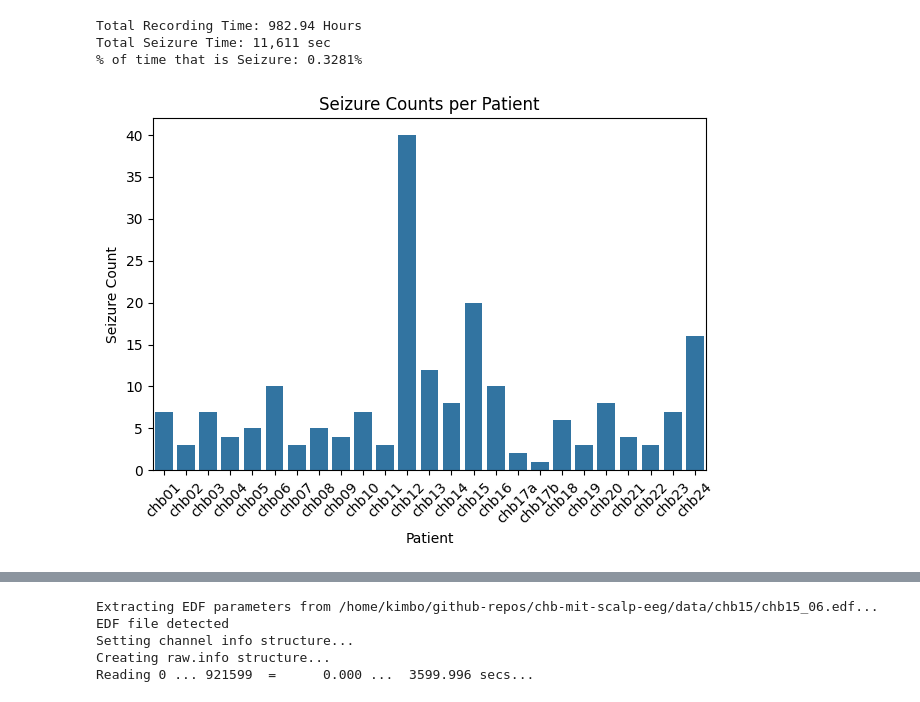
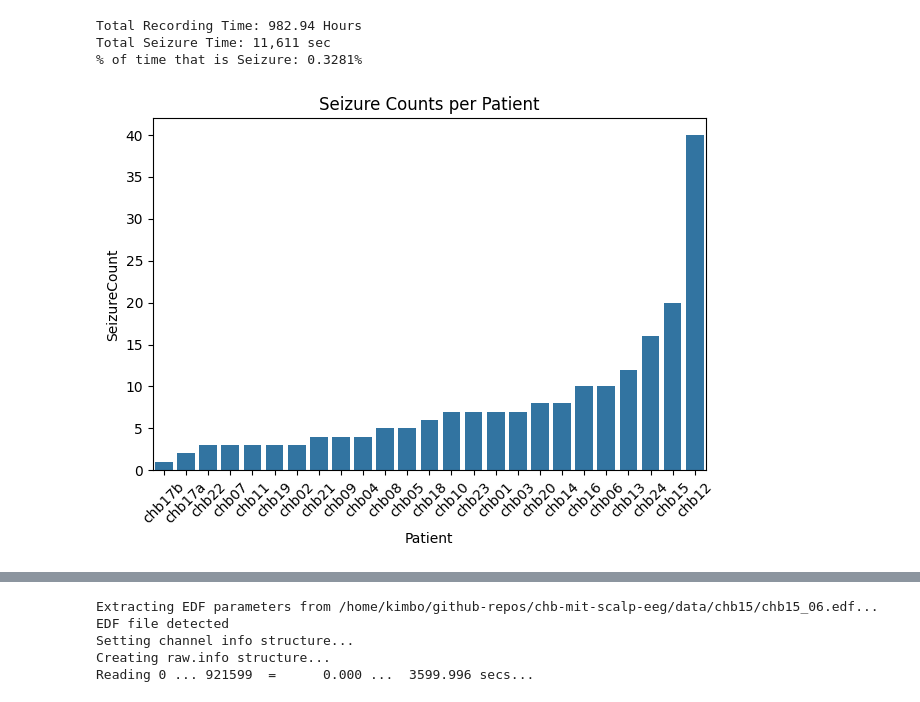
Before and after one commit to anderdc/chb-mit-scalp-eeg, a Jupyter notebook: analysis/eda.ipynb, the cells around one changed output, grey strips where cells are left out. Drawn from its saved outputs; the diff is of its cells as text; code cells hidden in the pictures.

```diff
--- a/pipelines/eda.ipynb
+++ b/analysis/eda.ipynb
@@ -80,24 +83,23 @@ Total Seizure Time: 11,611 sec
 % of time that is Seizure: 0.3281%
 # %%
 # bar plot comparing patients and the number of seizures they experienced
-
 patients = dict()
 
 for seizure in seizures:
     patient_id = seizure["file_name"].split("_")[0]
     if patient_id not in patients.keys():
         patients[patient_id] = 0
 
     patients[patient_id] += 1
 
 # Convert to DataFrame
-df = pd.DataFrame(list(patients.items()), columns=['Patient', 'Seizure Count'])
-df = df.sort_values(by='Patient', ascending=True)
+df = pd.DataFrame(list(patients.items()), columns=['Patient', 'SeizureCount'])
+df = df.sort_values(by='SeizureCount', ascending=True)
 # Plot
-sns.barplot(data=df, x='Patient', y='Seizure Count')
+sns.barplot(data=df, x='Patient', y='SeizureCount')
 plt.title('Seizure Counts per Patient')
 plt.xticks(rotation=45)
 plt.tight_layout()
 plt.show()
 # %% [output]
-[figure, old version]
+[figure, new version]
```
Also changed, not shown: parts of 6 cells of this notebook, 3 other files.
